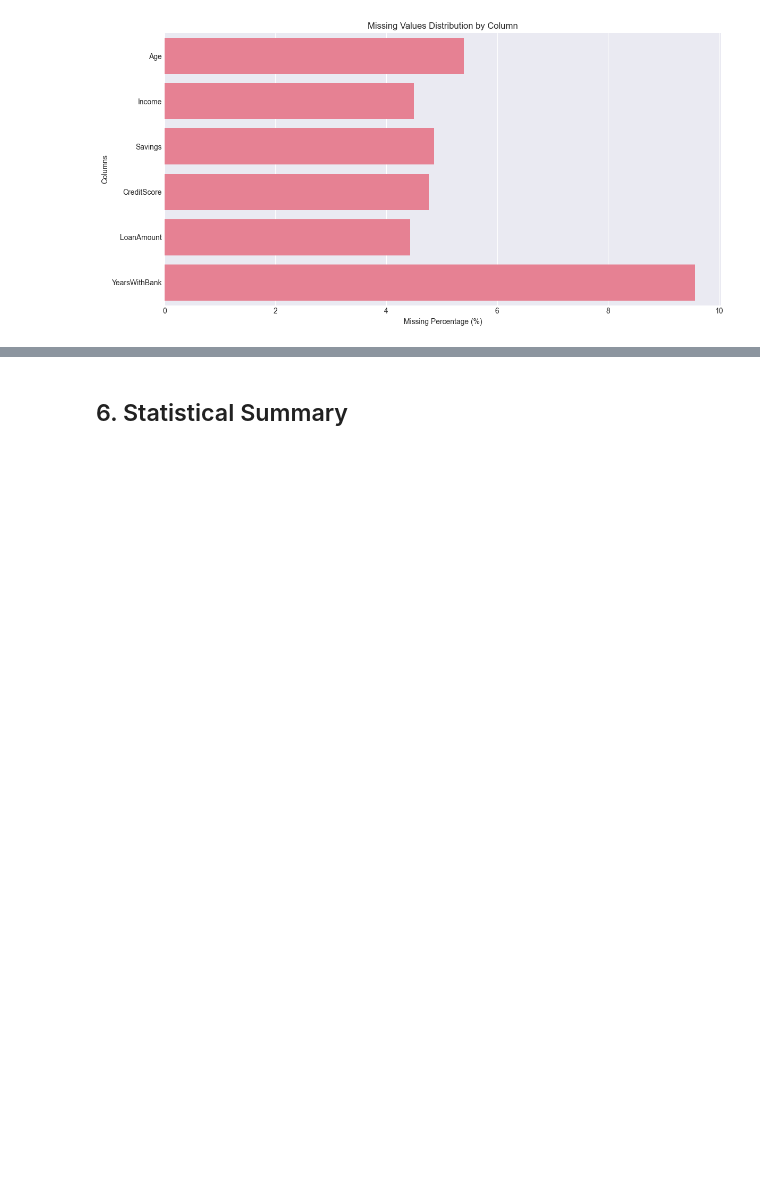
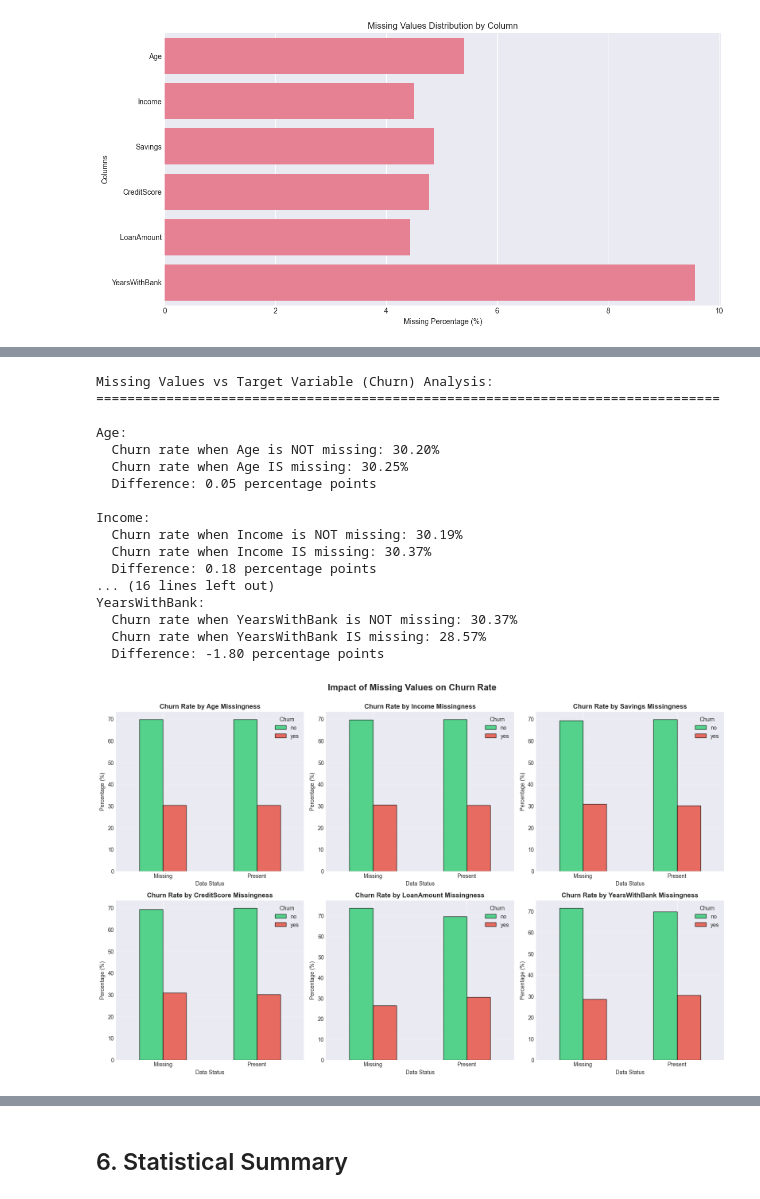
Before and after one commit to troumel/ex3, a Jupyter notebook: bank_eda_analysis.ipynb, the cells around one changed output, grey strips where cells are left out. Drawn from its saved outputs; the diff is of its cells as text; code cells hidden in the pictures; blank space fills up the shorter version.

```diff
--- a/bank_eda_analysis.ipynb
+++ b/bank_eda_analysis.ipynb
@@ -247,0 +256,64 @@ else:
+# %%
+# Check if missing values are related to the target variable (Churn)
+print("Missing Values vs Target Variable (Churn) Analysis:")
+print("="*80)
+
+for col in missing_cols:
+    # Create a binary indicator for missing values
+    df_temp = df.copy()
+    df_temp[f'{col}_missing'] = df_temp[col].isnull().astype(int)
+
+    # Check churn rate for missing vs non-missing
+    churn_by_missing = df_temp.groupby(f'{col}_missing')['Churn'].apply(
+        lambda x: (x == 'yes').sum() / len(x) * 100
+    )
+
+    print(f"\n{col}:")
+    print(f"  Churn rate when {col} is NOT missing: {churn_by_missing.get(0, 0):.2f}%")
+    print(f"  Churn rate when {col} IS missing: {churn_by_missing.get(1, 0):.2f}%")
+    print(f"  Difference: {churn_by_missing.get(1, 0) - churn_by_missing.get(0, 0):.2f} percentage points")
+
+# Visualize the relationship
+fig, axes = plt.subplots(2, 3, figsize=(16, 10))
+axes = axes.flatten()
+
+for idx, col in enumerate(missing_cols):
+    df_temp = df.copy()
+    df_temp[f'{col}_missing'] = df_temp[col].isnull().astype(str)
+    df_temp[f'{col}_missing'] = df_temp[f'{col}_missing'].map(
+        {'True': 'Missing', 'False': 'Present'}
+    )
+
+    ct = pd.crosstab(df_temp[f'{col}_missing'], df_temp['Churn'], normalize='index') * 100
+    ct.plot(kind='bar', ax=axes[idx], stacked=False,
+            color=['#2ecc71', '#e74c3c'], edgecolor='black', alpha=0.8)
+    axes[idx].set_title(f'Churn Rate by {col} Missingness', fontweight='bold')
+    axes[idx].set_xlabel('Data Status')
+    axes[idx].set_ylabel('Percentage (%)')
+    axes[idx].legend(title='Churn', loc='upper right')
+    axes[idx].tick_params(axis='x', rotation=0)
+    axes[idx].grid(True, alpha=0.3, axis='y')
+
+plt.suptitle('Impact of Missing Values on Churn Rate',
+             fontsize=16, fontweight='bold', y=1.00)
+plt.tight_layout()
+plt.show()
+# %% [output]
+Missing Values vs Target Variable (Churn) Analysis:
+================================================================================
+
+Age:
+  Churn rate when Age is NOT missing: 30.20%
+  Churn rate when Age IS missing: 30.25%
+  Difference: 0.05 percentage points
+
+Income:
+  Churn rate when Income is NOT missing: 30.19%
+  Churn rate when Income IS missing: 30.37%
+  Difference: 0.18 percentage points
+... (16 lines left out)
+YearsWithBank:
+  Churn rate when YearsWithBank is NOT missing: 30.37%
+  Churn rate when YearsWithBank IS missing: 28.57%
+  Difference: -1.80 percentage points
+[figure, added]
```
Also changed, not shown: parts of 40 cells of this notebook.
